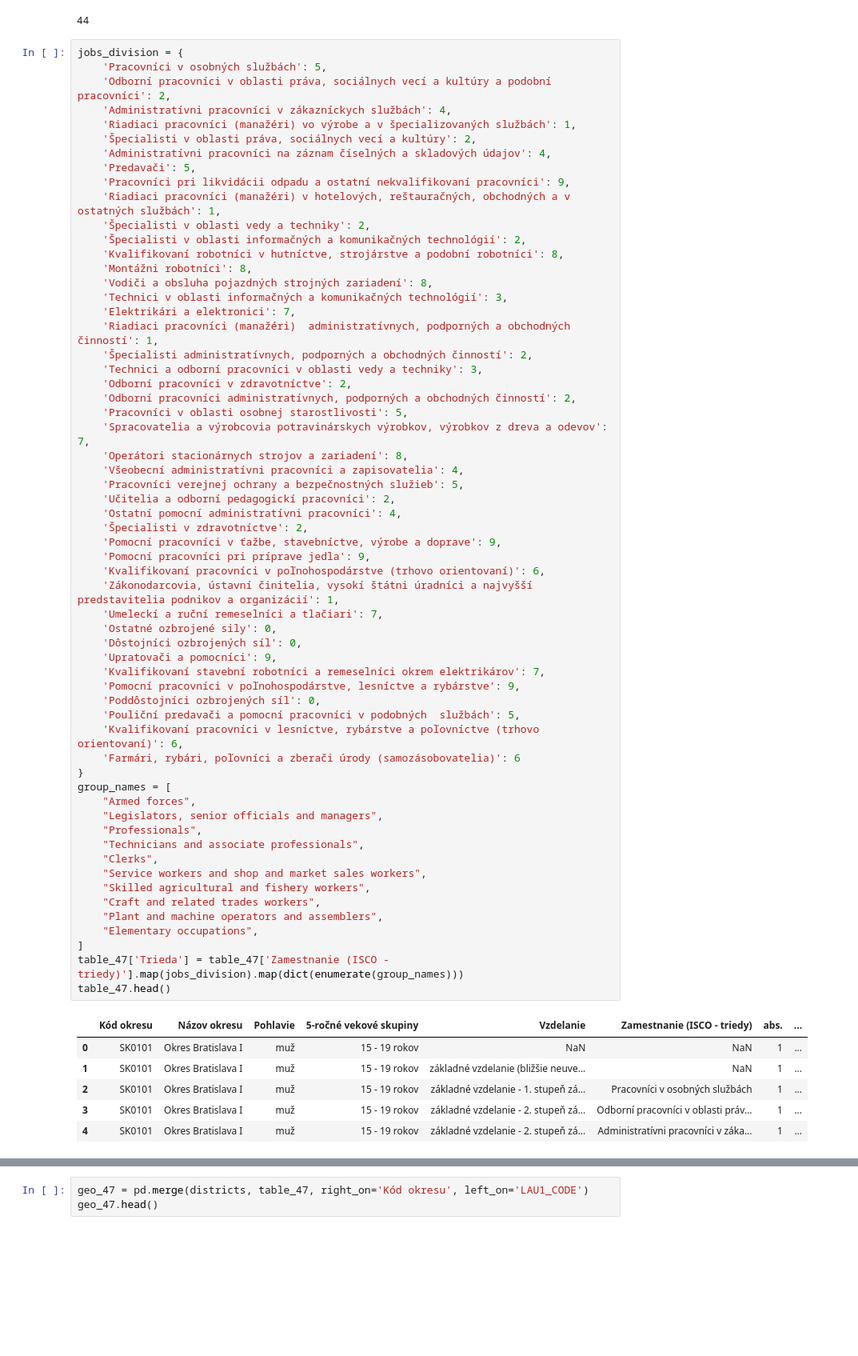
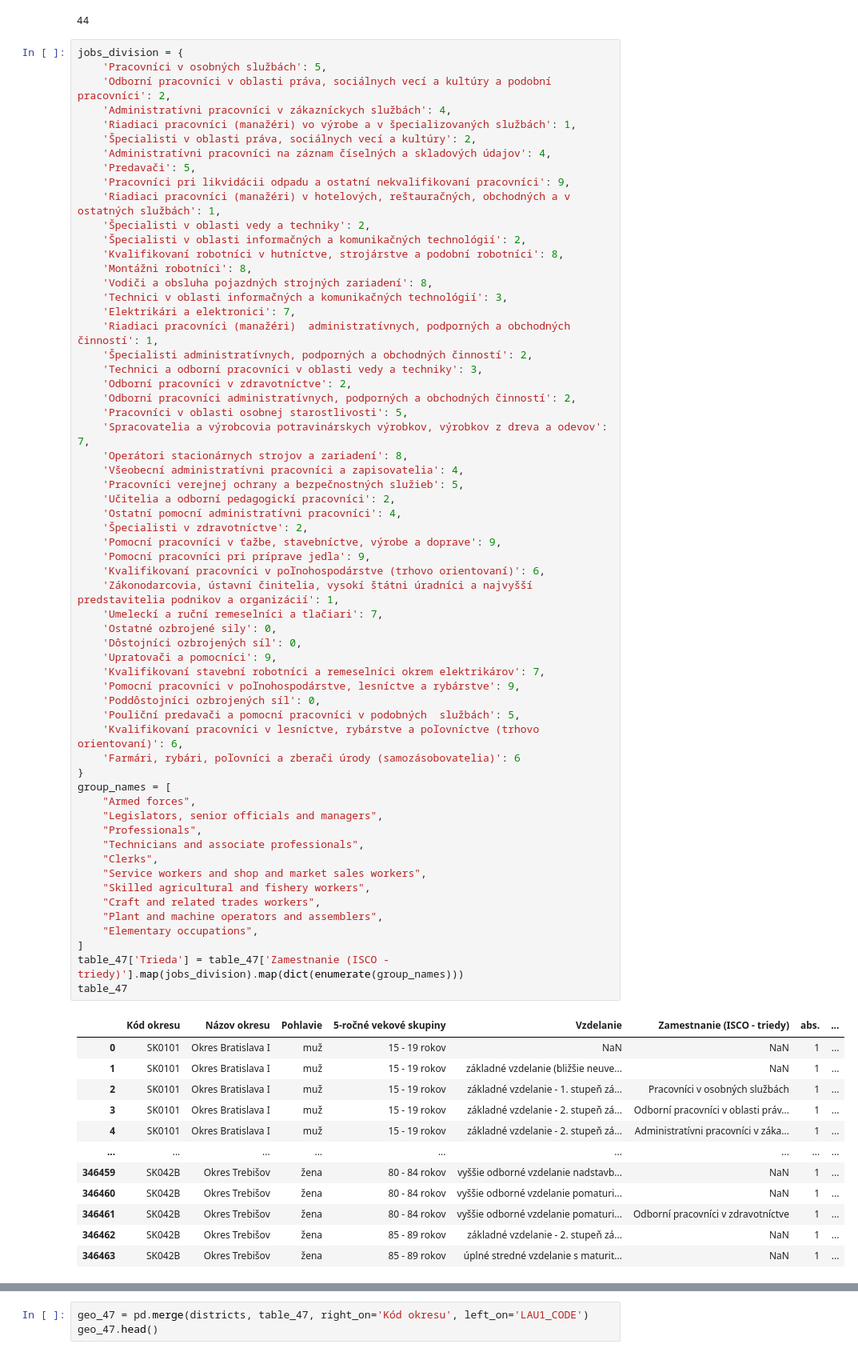
Before and after one commit to AndruKP/mathprofi-education, a Jupyter notebook: nolas.ipynb, the cells around one changed output, grey strips where cells are left out. Shown: that part at 80% size. Saved outputs shown, nothing was run; the diff lists cells and outputs as text; blank space fills up the shorter version.

```diff
--- a/nolas.ipynb
+++ b/nolas.ipynb
@@ -219,31 +192,37 @@ jobs_division = {
     'Ostatné ozbrojené sily': 0,
     'Dôstojníci ozbrojených síl': 0,
     'Upratovači a pomocníci': 9,
     'Kvalifikovaní stavební robotníci a remeselníci okrem elektrikárov': 7,
     'Pomocní pracovníci v poľnohospodárstve, lesníctve a rybárstve': 9,
     'Poddôstojníci ozbrojených síl': 0,
     'Pouliční predavači a pomocní pracovníci v podobných  službách': 5,
     'Kvalifikovaní pracovníci v lesníctve, rybárstve a poľovníctve (trhovo orientovaní)': 6,
     'Farmári, rybári, poľovníci a zberači úrody (samozásobovatelia)': 6
 }
 group_names = [
     "Armed forces",
     "Legislators, senior officials and managers",
     "Professionals",
     "Technicians and associate professionals",
     "Clerks",
     "Service workers and shop and market sales workers",
     "Skilled agricultural and fishery workers",
     "Craft and related trades workers",
     "Plant and machine operators and assemblers",
     "Elementary occupations",
 ]
 table_47['Trieda'] = table_47['Zamestnanie (ISCO - triedy)'].map(jobs_division).map(dict(enumerate(group_names)))
-table_47.head()
+table_47
 # %% [output]
 |  | Kód okresu | Názov okresu | Pohlavie | 5-ročné vekové skupiny | Vzdelanie | Zamestnanie (ISCO - triedy) | abs. | ... |
 | 0 | SK0101 | Okres Bratislava I | muž | 15 - 19 rokov | NaN | NaN | 1 | ... |
 | 1 | SK0101 | Okres Bratislava I | muž | 15 - 19 rokov | základné vzdelanie (bližšie neuve... | NaN | 1 | ... |
 | 2 | SK0101 | Okres Bratislava I | muž | 15 - 19 rokov | základné vzdelanie - 1. stupeň zá... | Pracovníci v osobných službách | 1 | ... |
 | 3 | SK0101 | Okres Bratislava I | muž | 15 - 19 rokov | základné vzdelanie - 2. stupeň zá... | Odborní pracovníci v oblasti práv... | 1 | ... |
 | 4 | SK0101 | Okres Bratislava I | muž | 15 - 19 rokov | základné vzdelanie - 2. stupeň zá... | Administratívni pracovníci v záka... | 1 | ... |
+| ... | ... | ... | ... | ... | ... | ... | ... | ... |
+| 346459 | SK042B | Okres Trebišov | žena | 80 - 84 rokov | vyššie odborné vzdelanie nadstavb... | NaN | 1 | ... |
+| 346460 | SK042B | Okres Trebišov | žena | 80 - 84 rokov | vyššie odborné vzdelanie pomaturi... | NaN | 1 | ... |
+| 346461 | SK042B | Okres Trebišov | žena | 80 - 84 rokov | vyššie odborné vzdelanie pomaturi... | Odborní pracovníci v zdravotníctve | 1 | ... |
+| 346462 | SK042B | Okres Trebišov | žena | 85 - 89 rokov | základné vzdelanie - 2. stupeň zá... | NaN | 1 | ... |
+| 346463 | SK042B | Okres Trebišov | žena | 85 - 89 rokov | úplné stredné vzdelanie s maturit... | NaN | 1 | ... |
```
Also changed, not shown: parts of 5 cells of this notebook, 4 other files.
